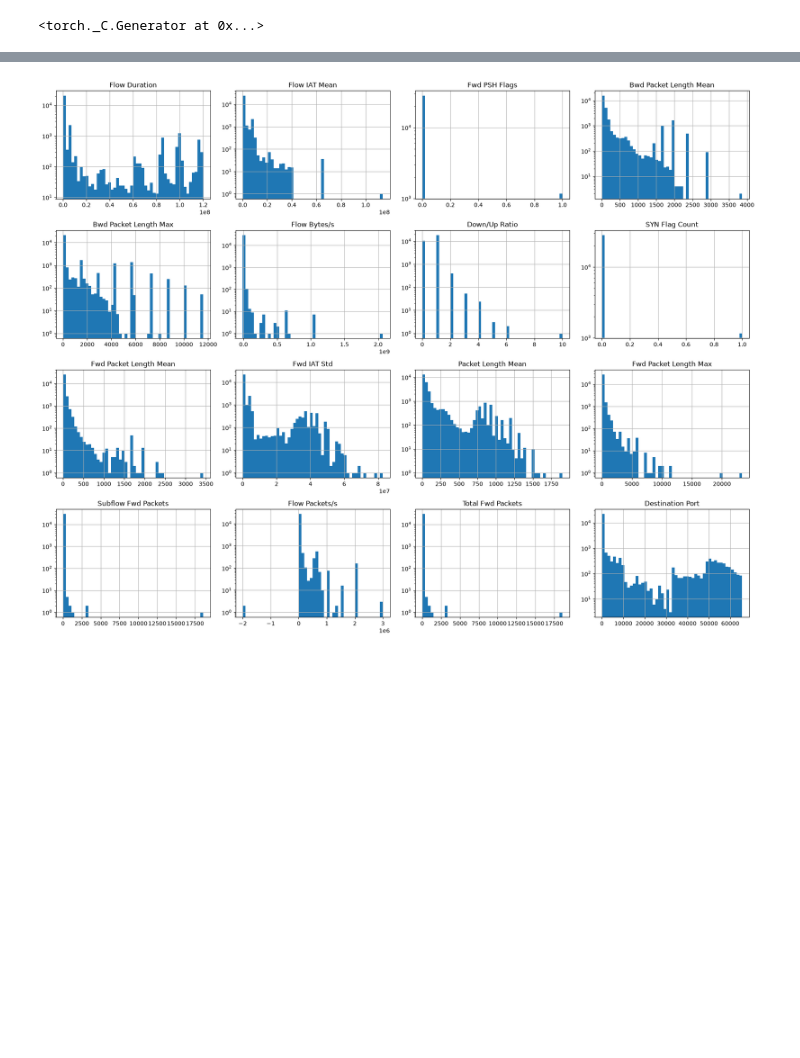
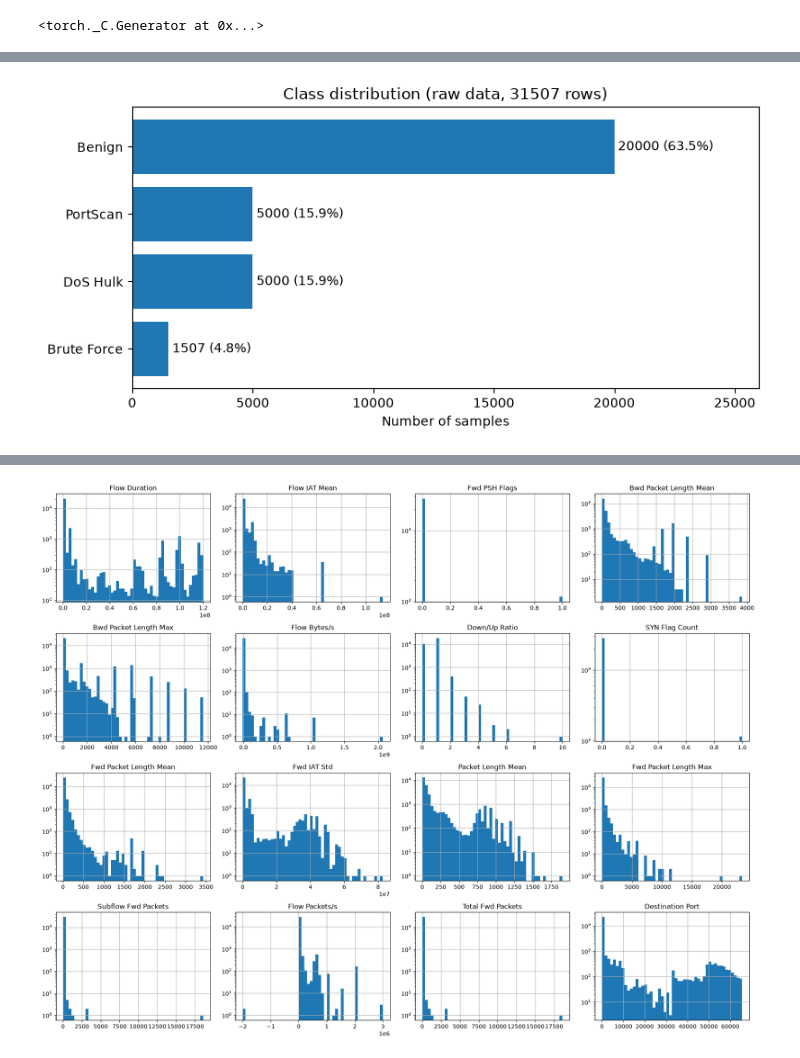
Before and after one commit to emanueletocci/polito-ai, a Jupyter notebook: labs/lab01/notebook.ipynb, the cells around one changed output, grey strips where cells are left out. Drawn from its saved outputs; the diff is of its cells as text; code cells hidden in the pictures; blank space fills up the shorter version.

```diff
--- a/labs/lab01/notebook.ipynb
+++ b/labs/lab01/notebook.ipynb
@@ -77,0 +45,88 @@ Destination Port              0 7.83e+03 6.55e+04
+# %%
+# ------------------------------------------------------------------------------
+# INSPECTION
+# ------------------------------------------------------------------------------
+
+# Classes and balance
+counts_raw = data["Label"].value_counts()   # saved for the raw vs cleaned comparison
+counts = counts_raw.sort_values()
+perc = counts / counts.sum() * 100
+
+fig, ax = plt.subplots(figsize=(8, 4))
+ax.barh(counts.index, counts.values)
+for i, (c, p) in enumerate(zip(counts.values, perc.values)):
+    ax.text(c, i, f" {c} ({p:.1f}%)", va="center")
+ax.set_xlim(0, counts.max() * 1.3)   # room for the labels on the longest bar
+ax.set_xlabel("Number of samples")
+ax.set_title(f"Class distribution (raw data, {len(data)} rows)")
+plt.tight_layout()
+plt.show()
+plt.close()
+
+# Missing and infinite values per column
+num = data.drop(columns=["Label"])
+bad_cols = pd.DataFrame({"NaN": num.isna().sum(), "inf": np.isinf(num).sum()})
+bad_cols = bad_cols[(bad_cols > 0).any(axis=1)]
+
+if len(bad_cols) > 0:
+    ax = bad_cols.plot.barh(figsize=(8, 0.5 * len(bad_cols) + 1.5))
+    for cont in ax.containers:   # exact numbers on the bars (0 hidden)
+        ax.bar_label(cont, labels=[f" {int(v)}" if v > 0 else "" for v in cont.datavalues])
+    ax.set_xlim(0, bad_cols.values.max() * 1.25)
+    ax.set_xlabel("Number of rows")
+    ax.set_title("Missing and infinite values per column")
+    plt.tight_layout()
+    plt.show()
+    plt.close()
+else:
+    print("No NaN or inf values found")
+
+# Data quality issues by class: number of rows and % of each class in one plot
+dup_mask = data.duplicated()
+inf_mask = np.isinf(num).any(axis=1)
+nan_mask = data.isna().any(axis=1)
+
+issues = pd.DataFrame({
+    "Duplicates": data[dup_mask]["Label"].value_counts(),
+    "Rows with inf": data[inf_mask]["Label"].value_counts(),
+    "Rows with NaN": data[nan_mask]["Label"].value_counts(),
+}).reindex(counts_raw.index).fillna(0).astype(int)
+issues_perc = issues.div(counts_raw, axis=0) * 100
+
+ax = issues.plot.barh(figsize=(10, 5))
+for cont, col in zip(ax.containers, issues.columns):
+    labels = []
+    for n, p in zip(issues[col], issues_perc[col]):
+        if n == 0:
+            labels.append("")
+        elif p < 0.1:
+            labels.append(f" {n} (<0.1%)")
+        else:
+            labels.append(f" {n} ({p:.1f}%)")
+    ax.bar_label(cont, labels=labels, fontsize=8)
+ax.set_xlim(0, issues.values.max() * 1.35)   # room for the labels
+ax.set_xlabel("Number of rows (in brackets: % of the class)")
+ax.set_title(f"Data quality issues by class. Total: {dup_mask.sum()} duplicate rows, "
+             f"{inf_mask.sum()} rows with inf, {nan_mask.sum()} rows with NaN")
+plt.tight_layout()
+plt.show()
+plt.close()
+
+
+# Feature distributions: boxplots on a shared symlog axis (inf excluded)
+num_box = num.replace([np.inf, -np.inf], np.nan)
+order = num_box.max().sort_values().index   # most extreme features at the top
+
+fig, ax = plt.subplots(figsize=(10, 0.4 * len(order) + 1.5))
+ax.boxplot([num_box[c].dropna() for c in order], vert=False,
+           flierprops=dict(marker=".", markersize=2, alpha=0.3))
+ax.set_yticks(range(1, len(order) + 1))
+ax.set_yticklabels(order, fontsize=8)
+ax.set_xscale("symlog")   # log scale that also handles 0 and negative values
+ax.set_xlabel("Value (symlog scale, inf excluded)")
+ax.set_title("Feature distributions (boxplots)")
+plt.tight_layout()
+plt.show()
+plt.close()
+# %% [output]
+[figure, added]
```
Also changed, not shown: parts of 17 cells of this notebook, 2 other files.
